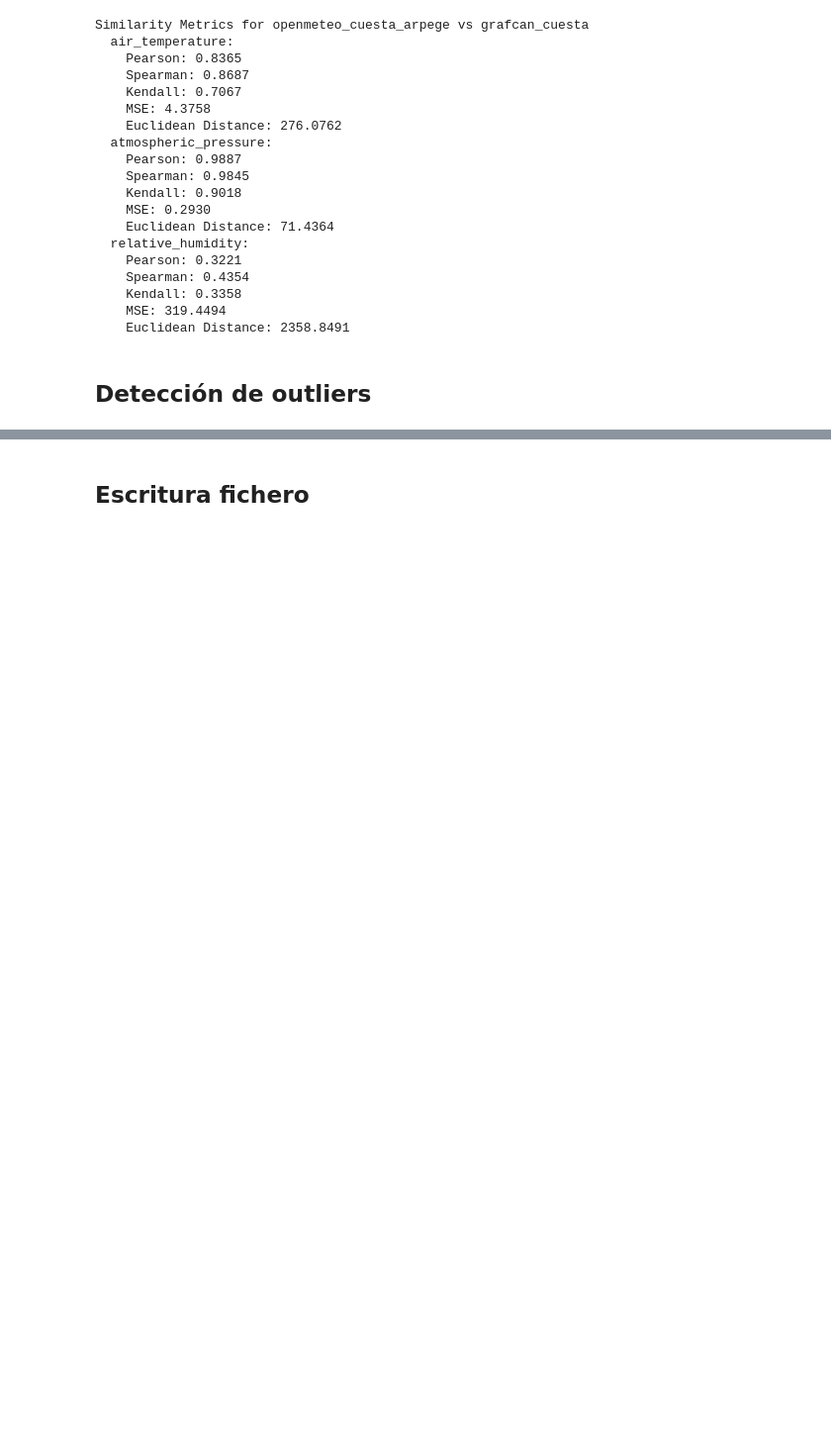
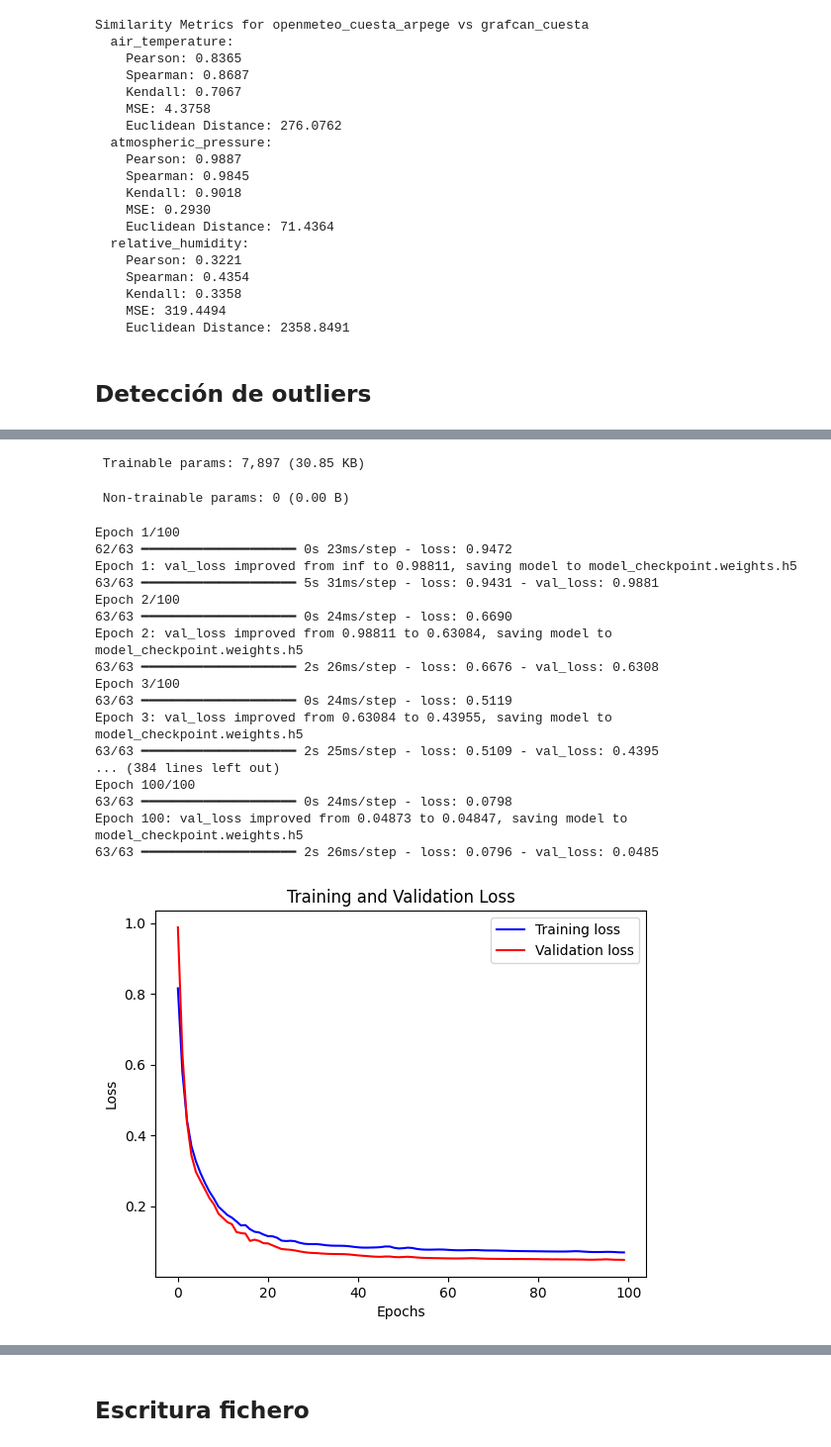
Before and after one commit to jose-r-morera/TFG_Time_Series_Forecast, a Jupyter notebook: tratamiento_datos/analisis_cuesta.ipynb, the cells around one changed output, grey strips where cells are left out. Shown at 99% size. Cells and saved outputs as stored; diff of their text form; code cells hidden in the pictures; blank space fills up the shorter version.

Commit message:
lstm forecast

```diff
--- a/tratamiento_datos/analisis_cuesta.ipynb
+++ b/tratamiento_datos/analisis_cuesta.ipynb
@@ -378,0 +568,60 @@ Removed 1029 rows with outliers from grafcan_cuesta.
+# %%
+############
+# Training #
+epochs = 100
+
+dataset_train = tf.data.Dataset.load("dataset_train")
+dataset_val = tf.data.Dataset.load("dataset_val")
+
+for batch in dataset_train.take(1):
+    inputs, targets = batch
+
+inputs = keras.layers.Input(shape=(inputs.shape[1], inputs.shape[2]))
+# lstm_out = keras.layers.LSTM(48)(inputs)
+lstm_out = keras.layers.LSTM(32, return_sequences=True)(inputs)
+lstm_out = keras.layers.LSTM(16)(lstm_out)
+# Ensure the Dense layer outputs the correct shape
+output_units = targets.shape[1] * targets.shape[2]  # Flatten output shape
+outputs = keras.layers.Dense(output_units)(lstm_out)
+
+# Reshape to match the target shape
+outputs = keras.layers.Reshape((targets.shape[1], targets.shape[2]))(outputs)
+
+model = keras.Model(inputs=inputs, outputs=outputs)
+model.compile(optimizer=keras.optimizers.Adam(learning_rate=learning_rate), loss="mse")
+model.summary()
+
+path_checkpoint = "model_checkpoint.weights.h5"
+es_callback = keras.callbacks.EarlyStopping(monitor="val_loss", min_delta=0, patience=5)
+
+modelckpt_callback = keras.callbacks.ModelCheckpoint(
+    monitor="val_loss",
+    filepath=path_checkpoint,
+    verbose=1,
+    save_weights_only=True,
+    save_best_only=True,
+)
+
+history = model.fit(
+    dataset_train,
+    epochs=epochs,
+    validation_data=dataset_val,
+    callbacks=[es_callback, modelckpt_callback],
+)
+
+def visualize_loss(history, title):
+    loss = history.history["loss"]
+    val_loss = history.history["val_loss"]
+    epochs = range(len(loss))
+    plt.figure()
+    plt.plot(epochs, loss, "b", label="Training loss")
+    plt.plot(epochs, val_loss, "r", label="Validation loss")
+    plt.title(title)
+    plt.xlabel("Epochs")
+    plt.ylabel("Loss")
+    plt.legend()
+    plt.show()
+
+
+visualize_loss(history, "Training and Validation Loss")
+# %% [output]
@@ -378,0 +643,20 @@ Removed 1029 rows with outliers from grafcan_cuesta.
+ Trainable params: 7,897 (30.85 KB)
+ Non-trainable params: 0 (0.00 B)
+Epoch 1/100
+62/63 ━━━━━━━━━━━━━━━━━━━━ 0s 23ms/step - loss: 0.9472
+Epoch 1: val_loss improved from inf to 0.98811, saving model to model_checkpoint.weights.h5
+63/63 ━━━━━━━━━━━━━━━━━━━━ 5s 31ms/step - loss: 0.9431 - val_loss: 0.9881
+Epoch 2/100
+63/63 ━━━━━━━━━━━━━━━━━━━━ 0s 24ms/step - loss: 0.6690
+Epoch 2: val_loss improved from 0.98811 to 0.63084, saving model to model_checkpoint.weights.h5
+63/63 ━━━━━━━━━━━━━━━━━━━━ 2s 26ms/step - loss: 0.6676 - val_loss: 0.6308
+Epoch 3/100
+63/63 ━━━━━━━━━━━━━━━━━━━━ 0s 24ms/step - loss: 0.5119
+Epoch 3: val_loss improved from 0.63084 to 0.43955, saving model to model_checkpoint.weights.h5
+63/63 ━━━━━━━━━━━━━━━━━━━━ 2s 25ms/step - loss: 0.5109 - val_loss: 0.4395
+... (384 lines left out)
+Epoch 100/100
+63/63 ━━━━━━━━━━━━━━━━━━━━ 0s 24ms/step - loss: 0.0798
+Epoch 100: val_loss improved from 0.04873 to 0.04847, saving model to model_checkpoint.weights.h5
+63/63 ━━━━━━━━━━━━━━━━━━━━ 2s 26ms/step - loss: 0.0796 - val_loss: 0.0485
+[figure, added]
```
Also changed, not shown: parts of 13 cells of this notebook, 21 other files.
